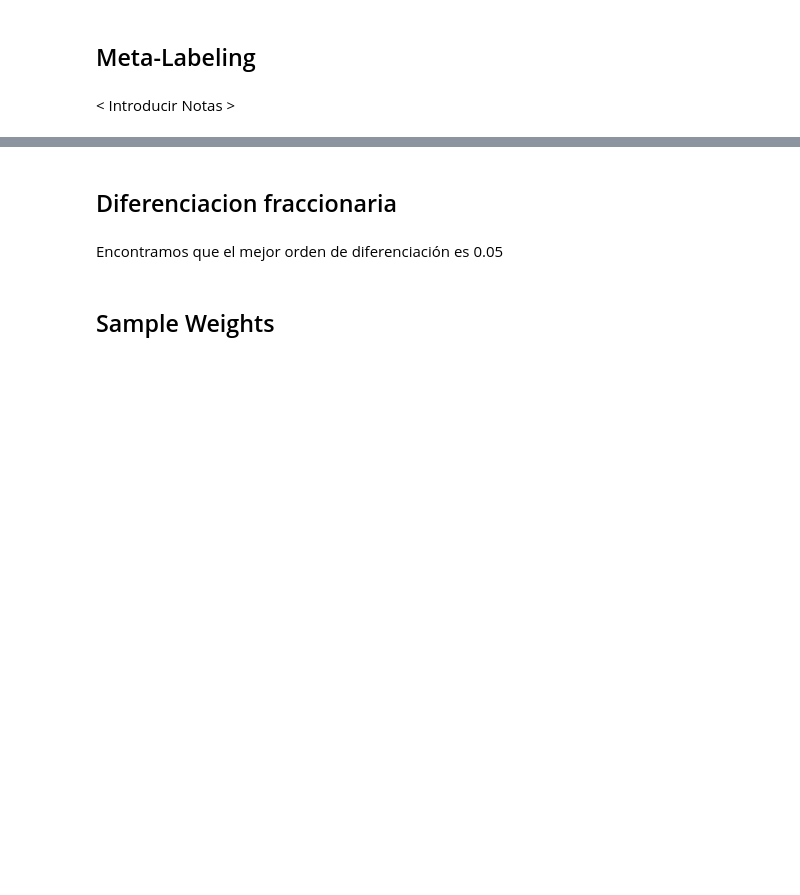
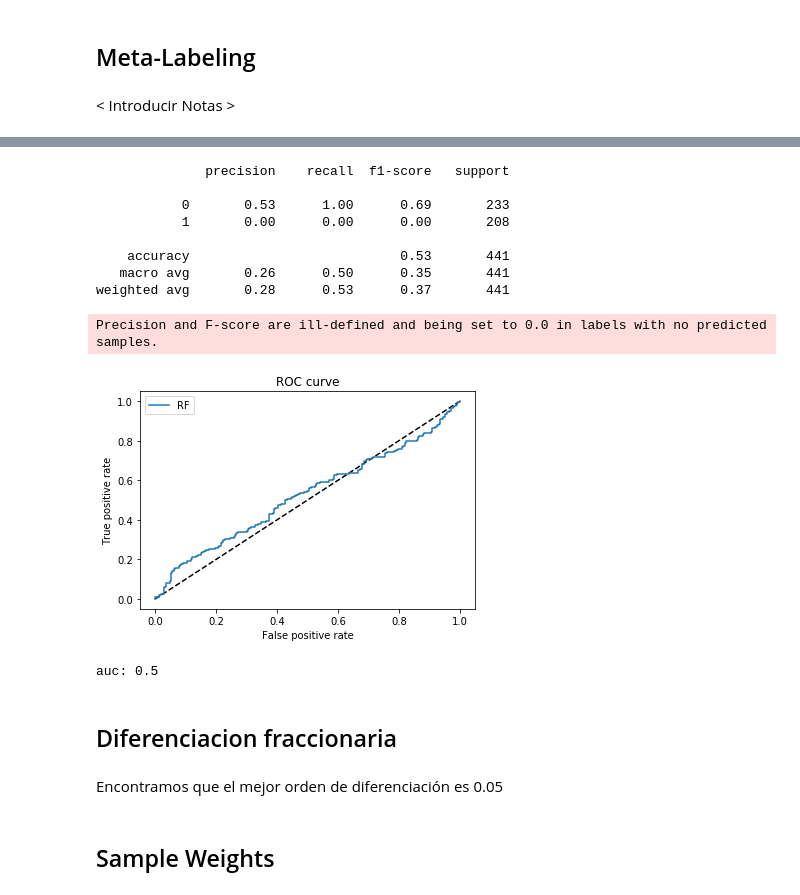
Before and after one commit to aoelvp94/FinAnalyticsProject, a Jupyter notebook: notebooks/Financial_Analytics_Consolidated.ipynb, the cells around one changed output, grey strips where cells are left out. Cells and saved outputs as stored; diff of their text form; code cells hidden in the pictures; blank space fills up the shorter version.

```diff
--- a/notebooks/Financial_Analytics_Consolidated.ipynb
+++ b/notebooks/Financial_Analytics_Consolidated.ipynb
@@ -105,0 +193,9 @@ visualize_close_50_200(df);
+# %%
+df_dropped = df.copy().iloc[200:].dropna()
+df_aux = meta_labeling(df_dropped,'Buy/Sell')[:-1]
+df_aux.set_index("Date", inplace = True)
+df_aux.Meta_Label = df_aux.Meta_Label.astype(int)
+X = df_aux.iloc[:,:13]
+y = df_aux.iloc[:,13:]
+
+X_train, X_test, y_train, y_test = timeseries_train_test_split(X, y, test_size=0.3)
@@ -105,0 +214,4 @@ visualize_close_50_200(df);
+# %%
+n_estimator = 10000
+rf = RandomForestClassifier(verbose=1);
+rf.fit(X_train, y_train);
@@ -105,0 +226,27 @@ visualize_close_50_200(df);
+# %%
+from ipywidgets import IntProgress
+from tpot import TPOTClassifier
+
+X = df_aux.iloc[:,:13]
+y = df_aux.iloc[:,13:]
+
+X_train, X_test, y_train, y_test = timeseries_train_test_split(X, y, test_size=0.3)
+
+
+#note mutation_rate + crossover_rate cannot exceed 1.0.
+#mutation_rate=0.9,
+#crossover_rate=,
+#POPULATION_SIZE + GENERATIONS x OFFSPRING_SIZE
+
+tpot = TPOTClassifier(generations=20,
+                      population_size=50,
+                      offspring_size=50,
+                      scoring = 'roc_auc',
+                      cv = 5,
+                      max_time_mins = 30,
+                      max_eval_time_mins = 5, #default is 5min
+                      n_jobs=1,
+                      random_state = 42,
+                      verbosity=2)
+tpot.fit(X_train, y_train)
+print("Accuracy is {}%".format(tpot.score(X_test, y_test)*100))
@@ -106,21 +276,33 @@ visualize_close_50_200(df);
 # %%
 def plotROC(rf):
     y_pred_rf = rf.predict_proba(X_test)[:, 1]
     y_pred = rf.predict(X_test)
     fpr_rf, tpr_rf, _ = roc_curve(y_test, y_pred_rf)
     print(classification_report(y_test, y_pred))
     plt.figure(1)
     plt.plot([0, 1], [0, 1], 'k--')
     plt.plot(fpr_rf, tpr_rf, label='RF')
     plt.xlabel('False positive rate')
     plt.ylabel('True positive rate')
     plt.title('ROC curve')
     plt.legend(loc='best')
     plt.show()
     auc = roc_auc_score(y_true = y_test, y_score = y_pred)
     print(f"auc: {auc}")
 
-plotROC(rf)
+plotROC(tpot)
+# %% [output]
+              precision    recall  f1-score   support
+
+           0       0.53      1.00      0.69       233
+           1       0.00      0.00      0.00       208
+
+    accuracy                           0.53       441
+   macro avg       0.26      0.50      0.35       441
+weighted avg       0.28      0.53      0.37       441
+Precision and F-score are ill-defined and being set to 0.0 in labels with no predicted samples.
+[figure, added]
+auc: 0.5
 # %% [markdown]
 ## Diferenciacion fraccionaria
 # %% [markdown]
```
Also changed, not shown: parts of 24 cells of this notebook, 5 other files.
